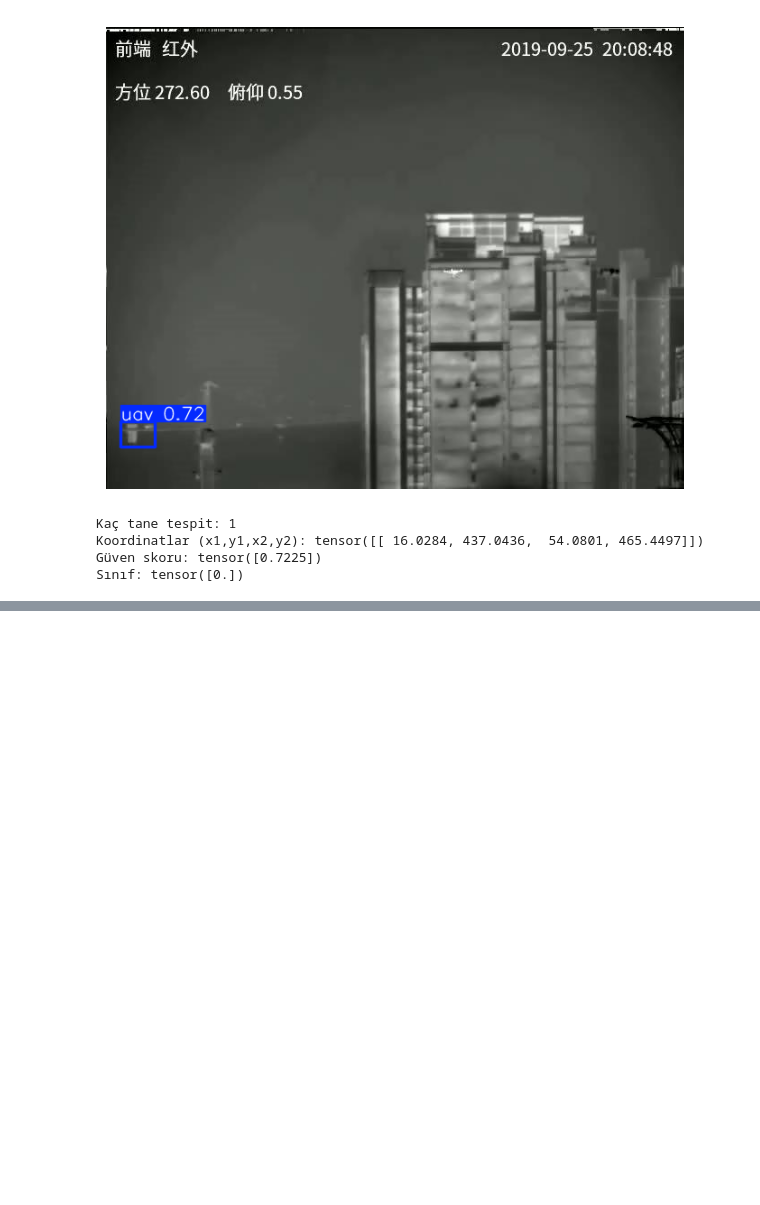
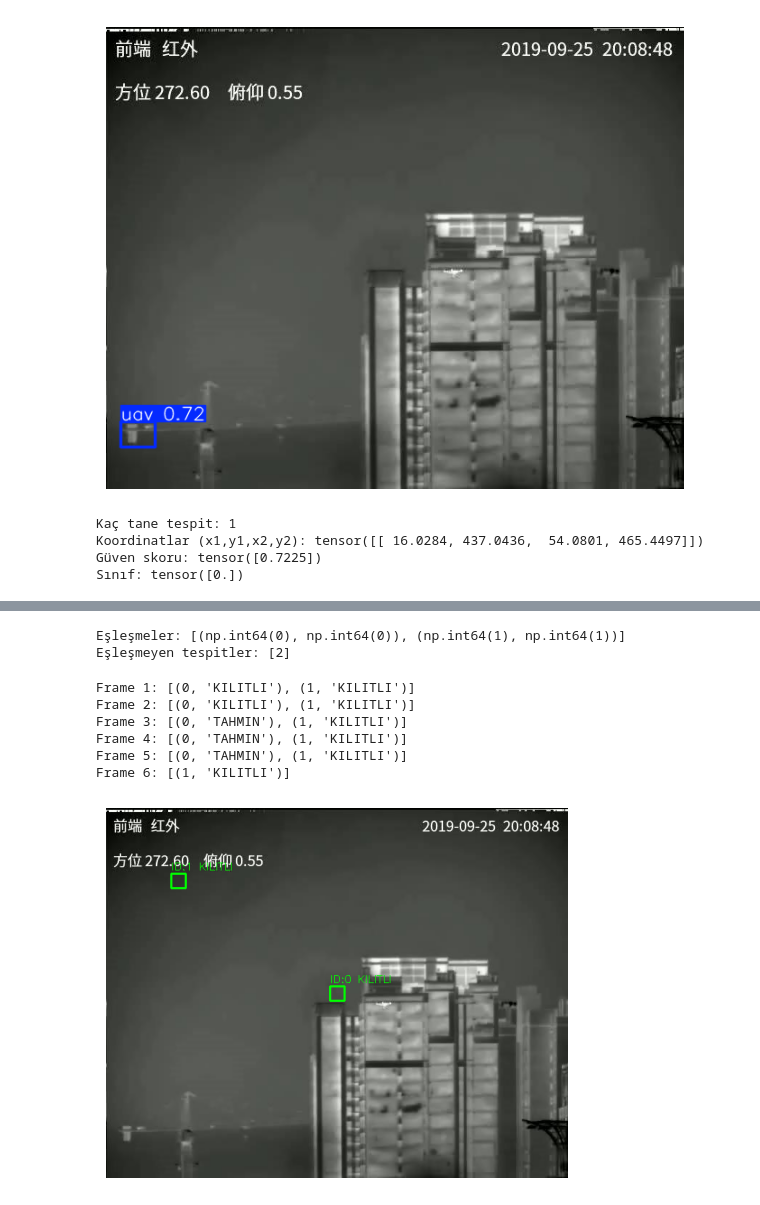
Before and after one commit to degirmencimehmet/MicrosoftProje, a Jupyter notebook: src/test_model.ipynb, the cells around one changed output, grey strips where cells are left out. Cells and saved outputs as stored; diff of their text form; code cells hidden in the pictures; blank space fills up the shorter version.

Commit message:
Proje sonu

```diff
--- a/src/test_model.ipynb
+++ b/src/test_model.ipynb
@@ -7,7 +7,7 @@ model= YOLO("runs/uav_detector-5/weights/best.pt")
 # %%
 import os
 
-test_dir = "dataset/test"
+test_dir = "/Users/mehmetdegirmenci/Desktop/Microsoft proje/dataset/test"
 seq = os.listdir(test_dir)[0]  # İlk dizini alıyoruz (örneğin "seq1")
 img_dir = os.path.join(test_dir, seq)
 img_name = sorted(os.listdir(img_dir))[0]  # İlk görüntüyü alıyoruz  sorted ile sıralıyoruz
@@ -123,0 +128,71 @@ YOLO kayboldu, sadece tahminle devam:
+# %%
+import sys
+sys.path.append("/Users/mehmetdegirmenci/Desktop/Microsoft proje")
+
+from src.association import associate
+
+trackers = [(100, 200), (400, 300)]
+detections = [(102,198),(405,297),(250,250)]
+
+matches, unmatched = associate(trackers,detections)
+
+
+print("Eşleşmeler:", matches)
+print("Eşleşmeyen tespitler:", unmatched)
+# %% [output]
+Eşleşmeler: [(np.int64(0), np.int64(0)), (np.int64(1), np.int64(1))]
+Eşleşmeyen tespitler: [2]
+# %%
+from src.tracker import Tracker
+
+tracker = Tracker(max_missing=3)
+
+# Frame 1: 2 drone görüldü
+tracks = tracker.update([(100, 200), (400, 300)])
+print("Frame 1:", [(t.id, t.state.name) for t in tracks])
+
+# Frame 2: 2 drone hala görünüyor
+tracks = tracker.update([(105, 203), (404, 298)])
+print("Frame 2:", [(t.id, t.state.name) for t in tracks])
+
+# Frame 3: 1. drone kayboldu
+tracks = tracker.update([(410, 295)])
+print("Frame 3:", [(t.id, t.state.name) for t in tracks])
+
+# Frame 4: hala kayıp
+tracks = tracker.update([(415, 292)])
+print("Frame 4:", [(t.id, t.state.name) for t in tracks])
+
+# Frame 5: hala kayıp
+tracks = tracker.update([(420, 289)])
+print("Frame 5:", [(t.id, t.state.name) for t in tracks])
+
+# Frame 6: hala kayıp (max_missing=3 aşıldı)
+tracks = tracker.update([(425, 286)])
+print("Frame 6:", [(t.id, t.state.name) for t in tracks])
+# %% [output]
+Frame 1: [(0, 'KILITLI'), (1, 'KILITLI')]
+Frame 2: [(0, 'KILITLI'), (1, 'KILITLI')]
+Frame 3: [(0, 'TAHMIN'), (1, 'KILITLI')]
+Frame 4: [(0, 'TAHMIN'), (1, 'KILITLI')]
+Frame 5: [(0, 'TAHMIN'), (1, 'KILITLI')]
+Frame 6: [(1, 'KILITLI')]
+# %%
+from src.visualize import draw_tracks
+from src.tracker import Tracker
+from PIL import Image
+import numpy as np
+
+img = np.array(Image.open(img_path).convert("RGB"))
+frame = img[:, :, :: -1].copy() # RGB -> BGR
+
+tracker2 = Tracker(max_missing=3)
+tracks = tracker2.update([(320,256), (100, 100)])
+
+result = draw_tracks(frame , tracks)
+
+plt.imshow(result[:,:,::-1])
+plt.axis("off")
+plt.show()
+# %% [output]
+[figure, added]
```
Also changed, not shown: parts of 14 cells of this notebook, 10 other files.
